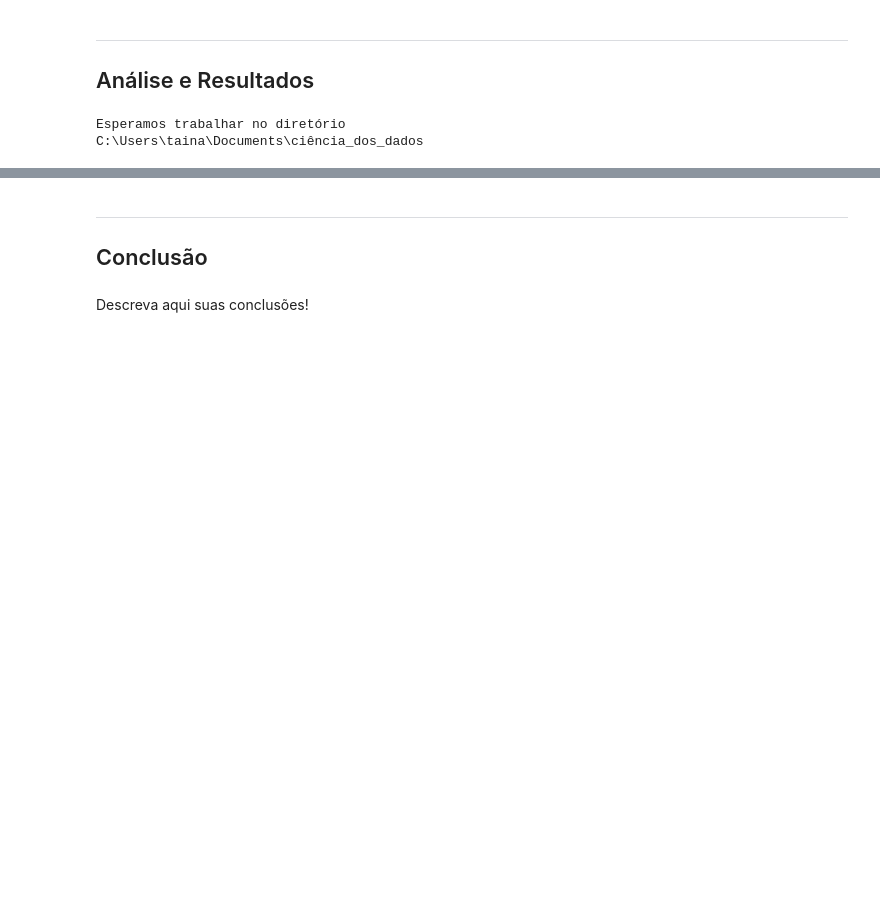
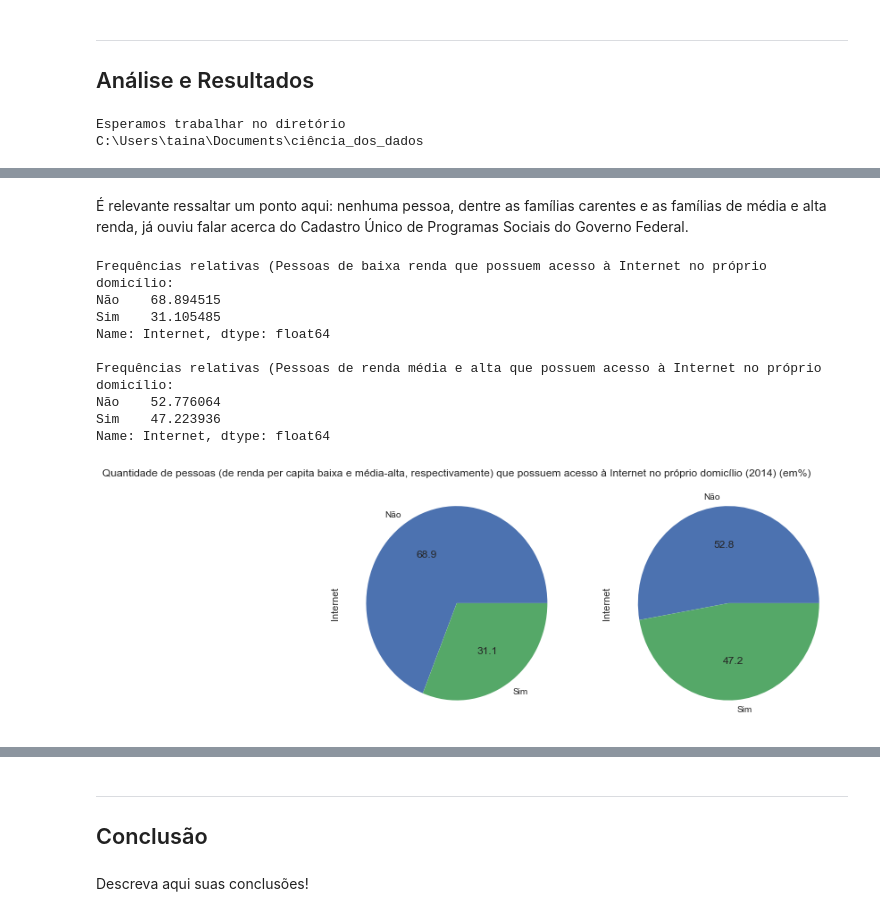
Before and after one commit to tainarasm/Ci-ncia-dos-Dados, a Jupyter notebook: Projeto1 Layout.ipynb, the cells around one changed output, grey strips where cells are left out. Saved outputs shown, nothing was run; the diff lists cells and outputs as text; code cells hidden in the pictures; blank space fills up the shorter version.

```diff
--- a/Projeto1 Layout.ipynb
+++ b/Projeto1 Layout.ipynb
@@ -205,0 +281,26 @@ Name: Radio, dtype: int64
+# %% [markdown]
+É relevante ressaltar um ponto aqui: nenhuma pessoa, dentre as famílias carentes e as famílias de média e alta renda, já ouviu falar acerca do Cadastro Único de Programas Sociais do Governo Federal.
+# %%
+fig, axes = plt.subplots(nrows=1, ncols=2)
+
+abs_relat_internet = df.Internet.value_counts(True)*100
+print('Frequências relativas (Pessoas de baixa renda que possuem acesso à Internet no próprio domicílio:')
+print(abs_relat_internet,'\n')
+porcen_3 = abs_relat_internet.plot.pie(title='Quantidade de pessoas (de renda per capita baixa e média-alta, respectivamente) que possuem acesso à Internet no próprio domicílio (2014) (em%)',autopct='%.1f',figsize=[10,5], ax=axes[0])
+
+
+abs_relat2_internet = df2.Internet.value_counts(True)*100
+print('Frequências relativas (Pessoas de renda média e alta que possuem acesso à Internet no próprio domicílio:')
+print(abs_relat2_internet,'\n')
+porcen_3_1 = abs_relat2_internet.plot.pie(autopct='%.1f', figsize=[10,5], ax=axes[1])
+# %% [output]
+Frequências relativas (Pessoas de baixa renda que possuem acesso à Internet no próprio domicílio:
+Não    68.894515
+Sim    31.105485
+Name: Internet, dtype: float64
+
+Frequências relativas (Pessoas de renda média e alta que possuem acesso à Internet no próprio domicílio:
+Não    52.776064
+Sim    47.223936
+Name: Internet, dtype: float64
+[figure, added]
```
Also changed, not shown: parts of 32 cells of this notebook, 3 other files.
